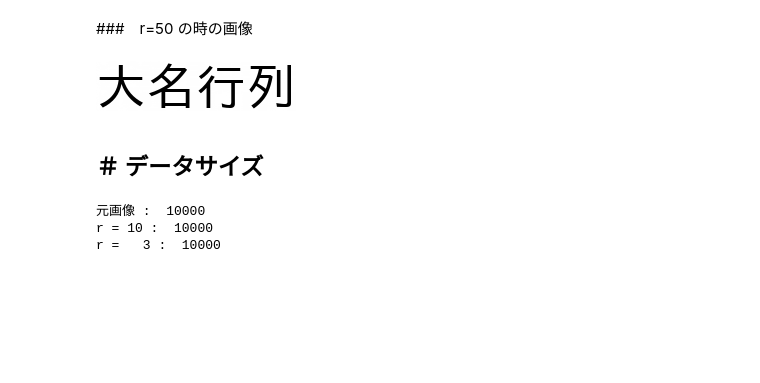
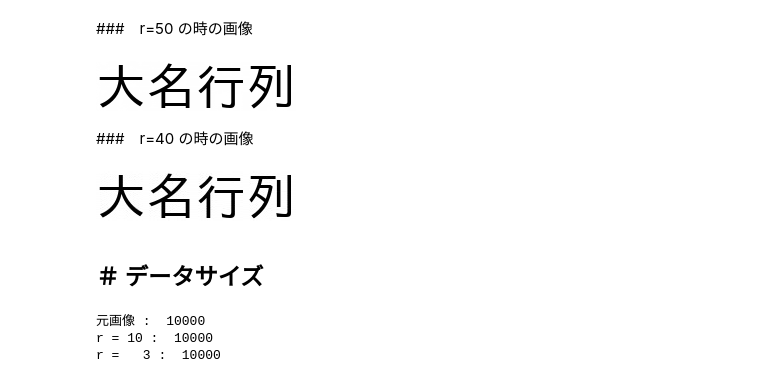
Before and after one commit to takky0330/Colab, a Jupyter notebook: 大名行列.ipynb, the cells around one changed output. Cells and saved outputs as stored; diff of their text form; code cells hidden in the pictures; blank space fills up the shorter version.

```diff
--- a/大名行列.ipynb
+++ b/大名行列.ipynb
@@ -163,6 +163,20 @@ vr = v[:r, :]
 A50 = ur @ sr
 B50 = sr @ vr
 print("r = 50 の 圧縮率 　：　", (A50.size + B50.size)/data.size, " %　　　# 増えてる…")
+r = 47
+ur = u[:, :r]
+sr = np.diag(np.sqrt(s[:r]))
+vr = v[:r, :]
+A47 = ur @ sr
+B47 = sr @ vr
+print("r = 47 の 圧縮率 　：　", (A47.size + B47.size)/data.size, " %　　　# 増えてる…")
+r = 40
+ur = u[:, :r]
+sr = np.diag(np.sqrt(s[:r]))
+vr = v[:r, :]
+A40 = ur @ sr
+B40 = sr @ vr
+print("r = 40 の 圧縮率 　：　", (A40.size + B40.size)/data.size, " %　　　# 増えてない…")
 # %% [output]
 r = 10 の 圧縮率 　：　 0.25  %
 r =   3 の 圧縮率 　：　 0.075  %
@@ -175,6 +191,14 @@ b50 = np.clip(b50, 0, 255)
 Image.fromarray(np.uint8(b50))
 # %% [output]
 [figure]
+# %% [markdown]
+###　r=40 の時の画像
+# %%
+b40 = np.asarray(A40 @ B40)
+b40 = np.clip(b40, 0, 255)
+Image.fromarray(np.uint8(b40))
+# %% [output]
+[figure, added]
 # %% [markdown]
 ## **＃ データサイズ**
 # %%
```
Also changed, not shown: parts of 7 cells of this notebook.
